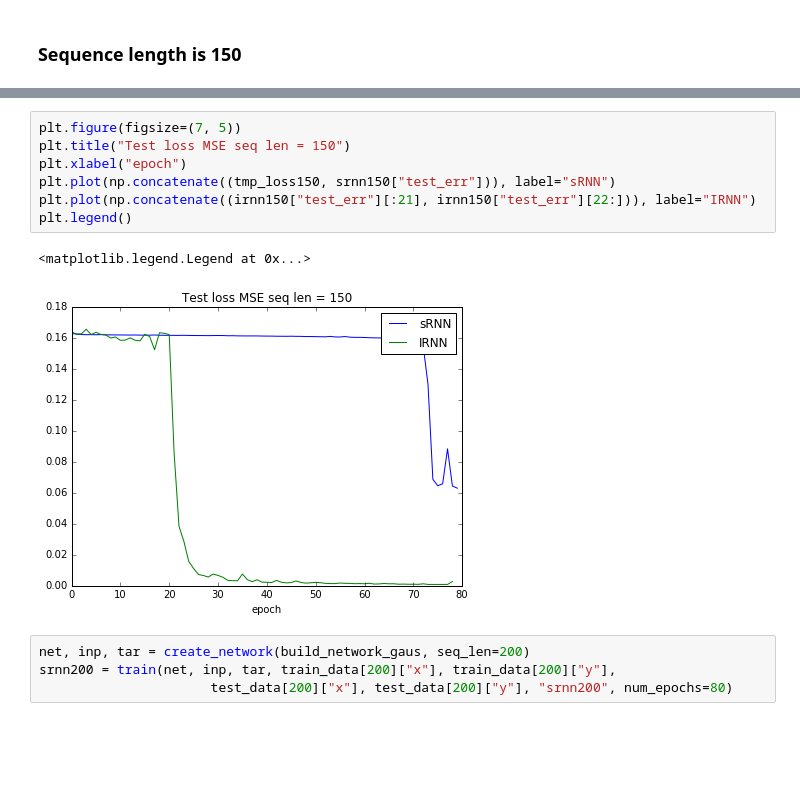
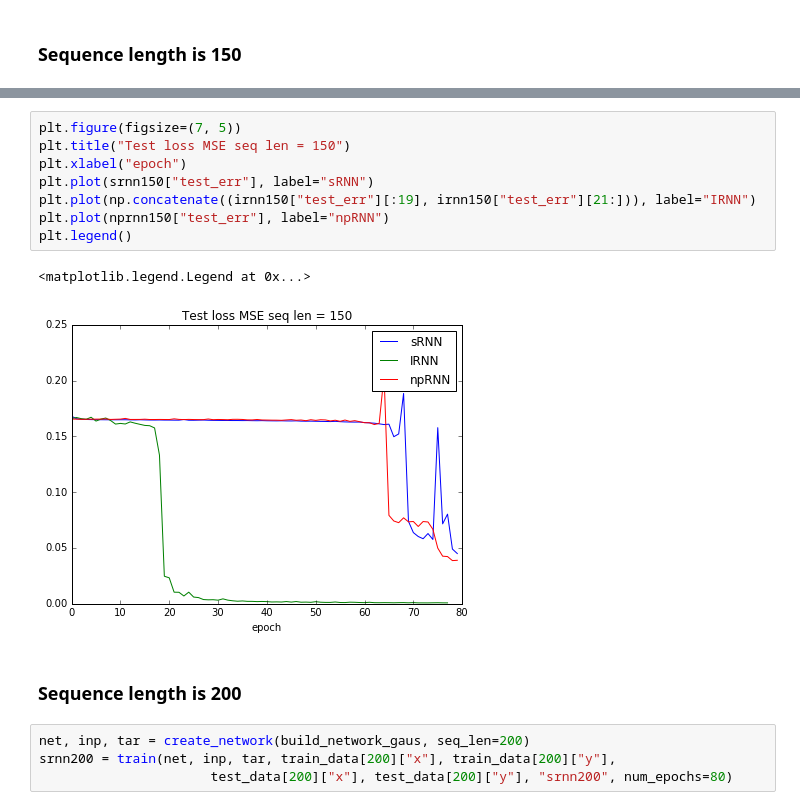
Before and after one commit to PolinaKirichenko/rnn, a Jupyter notebook: addition.ipynb, the cells around one changed output, grey strips where cells are left out. Drawn from its saved outputs; the diff is of its cells as text; blank space fills up the shorter version.

```diff
--- a/addition.ipynb
+++ b/addition.ipynb
@@ -640,13 +636,16 @@ Epoch 79 test loss = 0.0066      train = 0.0075          time = 188.62s
 # %%
 plt.figure(figsize=(7, 5))
 plt.title("Test loss MSE seq len = 150")
 plt.xlabel("epoch")
-plt.plot(np.concatenate((tmp_loss150, srnn150["test_err"])), label="sRNN")
-plt.plot(np.concatenate((irnn150["test_err"][:21], irnn150["test_err"][22:])), label="IRNN")
+plt.plot(srnn150["test_err"], label="sRNN")
+plt.plot(np.concatenate((irnn150["test_err"][:19], irnn150["test_err"][21:])), label="IRNN")
+plt.plot(nprnn150["test_err"], label="npRNN")
 plt.legend()
 # %% [output]
 <matplotlib.legend.Legend at 0x...>
-[figure, old version]
+[figure, new version]
+# %% [markdown]
+### Sequence length is 200
 # %%
 net, inp, tar = create_network(build_network_gaus, seq_len=200)
 srnn200 = train(net, inp, tar, train_data[200]["x"], train_data[200]["y"],
```
Also changed, not shown: parts of 21 cells of this notebook.
